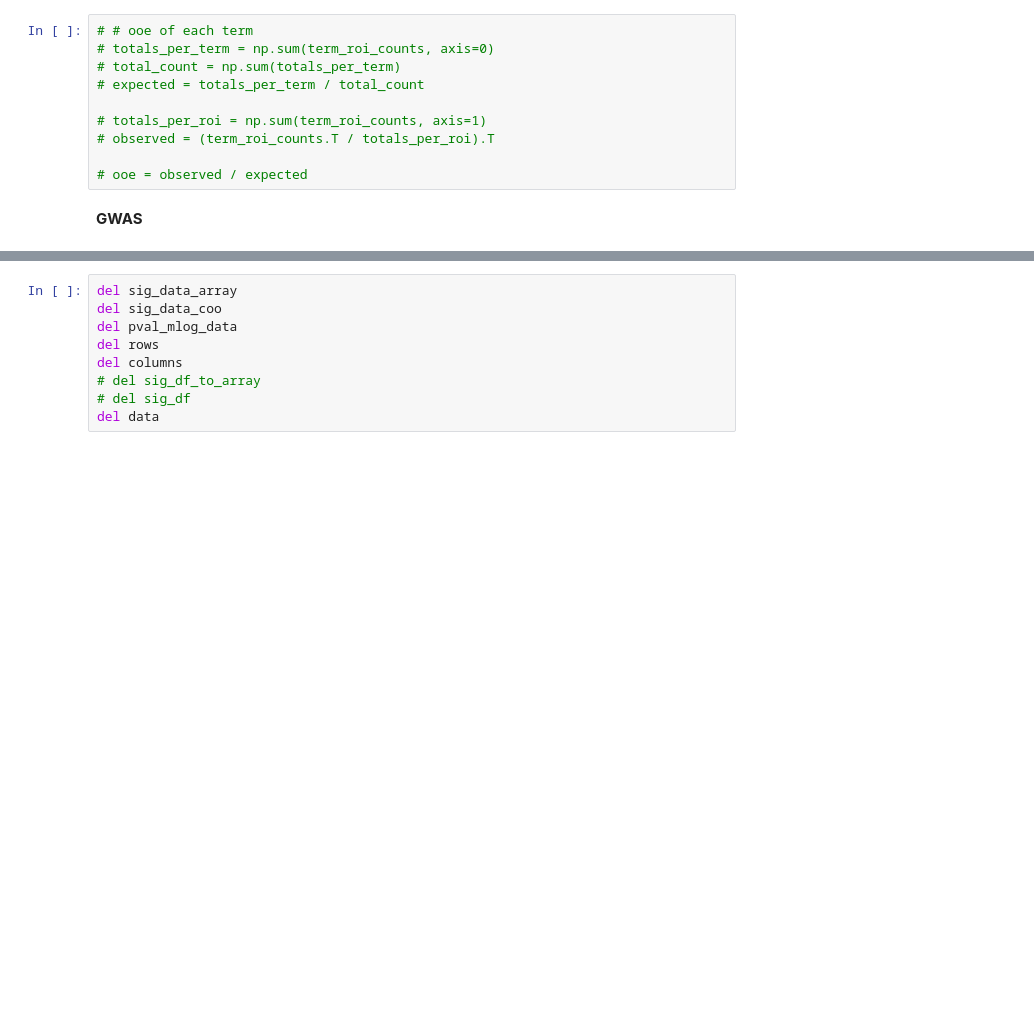
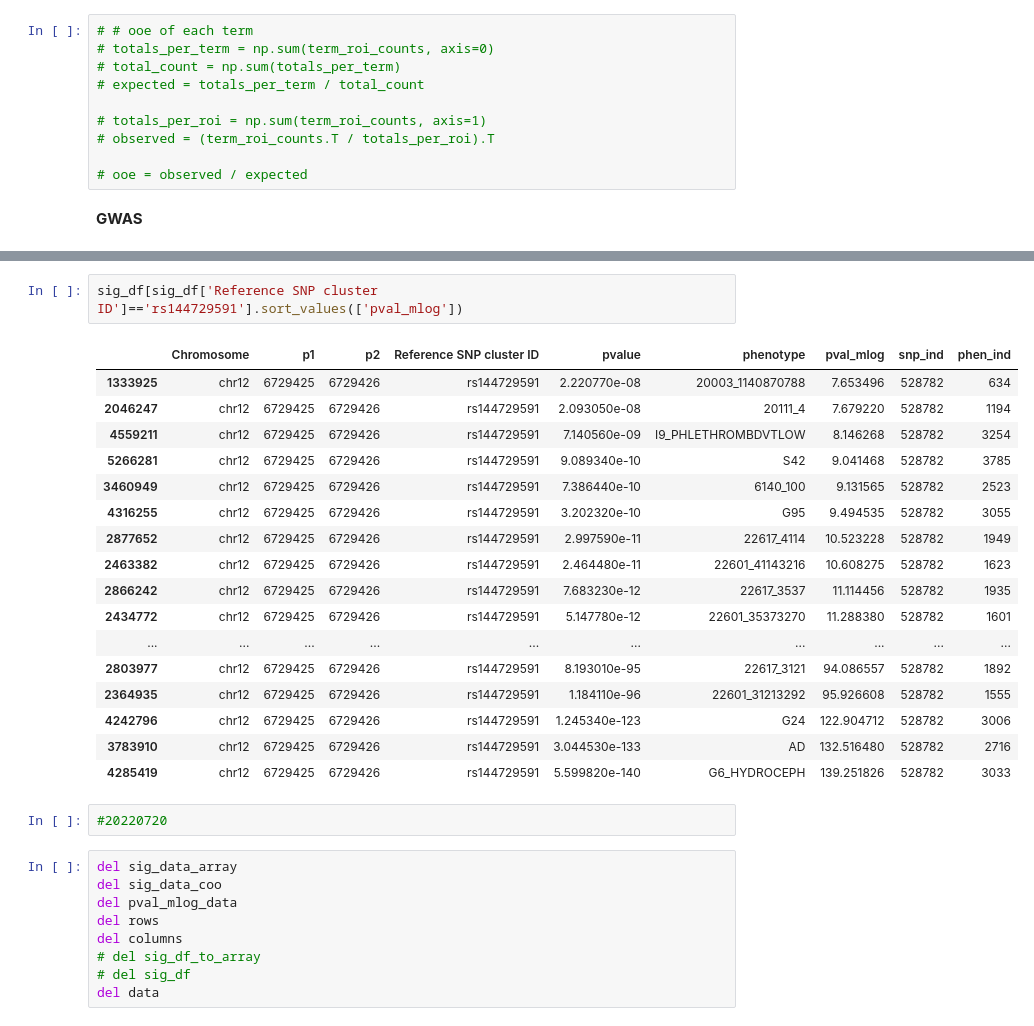
Before and after one commit to meuleman/gilbertAPI, a Jupyter notebook: externalresources/code/pipeline/dataset_creation.ipynb, the cells around one changed output, grey strips where cells are left out. Drawn from its saved outputs; the diff is of its cells as text; blank space fills up the shorter version.

```diff
--- a/externalresources/code/pipeline/dataset_creation.ipynb
+++ b/externalresources/code/pipeline/dataset_creation.ipynb
@@ -445,3 +649,25 @@ sig_data_binary_array = np.where(sig_data_array>0, 1, 0)
+# %%
+sig_df[sig_df['Reference SNP cluster ID']=='rs144729591'].sort_values(['pval_mlog'])
+# %% [output]
+|  | Chromosome | p1 | p2 | Reference SNP cluster ID | pvalue | phenotype | pval_mlog | snp_ind | phen_ind |
+| 1333925 | chr12 | 6729425 | 6729426 | rs144729591 | 2.220770e-08 | 20003_1140870788 | 7.653496 | 528782 | 634 |
+| 2046247 | chr12 | 6729425 | 6729426 | rs144729591 | 2.093050e-08 | 20111_4 | 7.679220 | 528782 | 1194 |
+| 4559211 | chr12 | 6729425 | 6729426 | rs144729591 | 7.140560e-09 | I9_PHLETHROMBDVTLOW | 8.146268 | 528782 | 3254 |
+| 5266281 | chr12 | 6729425 | 6729426 | rs144729591 | 9.089340e-10 | S42 | 9.041468 | 528782 | 3785 |
+| 3460949 | chr12 | 6729425 | 6729426 | rs144729591 | 7.386440e-10 | 6140_100 | 9.131565 | 528782 | 2523 |
+| 4316255 | chr12 | 6729425 | 6729426 | rs144729591 | 3.202320e-10 | G95 | 9.494535 | 528782 | 3055 |
+| 2877652 | chr12 | 6729425 | 6729426 | rs144729591 | 2.997590e-11 | 22617_4114 | 10.523228 | 528782 | 1949 |
+| 2463382 | chr12 | 6729425 | 6729426 | rs144729591 | 2.464480e-11 | 22601_41143216 | 10.608275 | 528782 | 1623 |
+| 2866242 | chr12 | 6729425 | 6729426 | rs144729591 | 7.683230e-12 | 22617_3537 | 11.114456 | 528782 | 1935 |
+| 2434772 | chr12 | 6729425 | 6729426 | rs144729591 | 5.147780e-12 | 22601_35373270 | 11.288380 | 528782 | 1601 |
+| ... | ... | ... | ... | ... | ... | ... | ... | ... | ... |
+| 2803977 | chr12 | 6729425 | 6729426 | rs144729591 | 8.193010e-95 | 22617_3121 | 94.086557 | 528782 | 1892 |
+| 2364935 | chr12 | 6729425 | 6729426 | rs144729591 | 1.184110e-96 | 22601_31213292 | 95.926608 | 528782 | 1555 |
+| 4242796 | chr12 | 6729425 | 6729426 | rs144729591 | 1.245340e-123 | G24 | 122.904712 | 528782 | 3006 |
+| 3783910 | chr12 | 6729425 | 6729426 | rs144729591 | 3.044530e-133 | AD | 132.516480 | 528782 | 2716 |
+| 4285419 | chr12 | 6729425 | 6729426 | rs144729591 | 5.599820e-140 | G6_HYDROCEPH | 139.251826 | 528782 | 3033 |
+# %%
+#20220720
 # %%
 del sig_data_array
 del sig_data_coo
```
Also changed, not shown: parts of 20 cells of this notebook, 8 other files.
